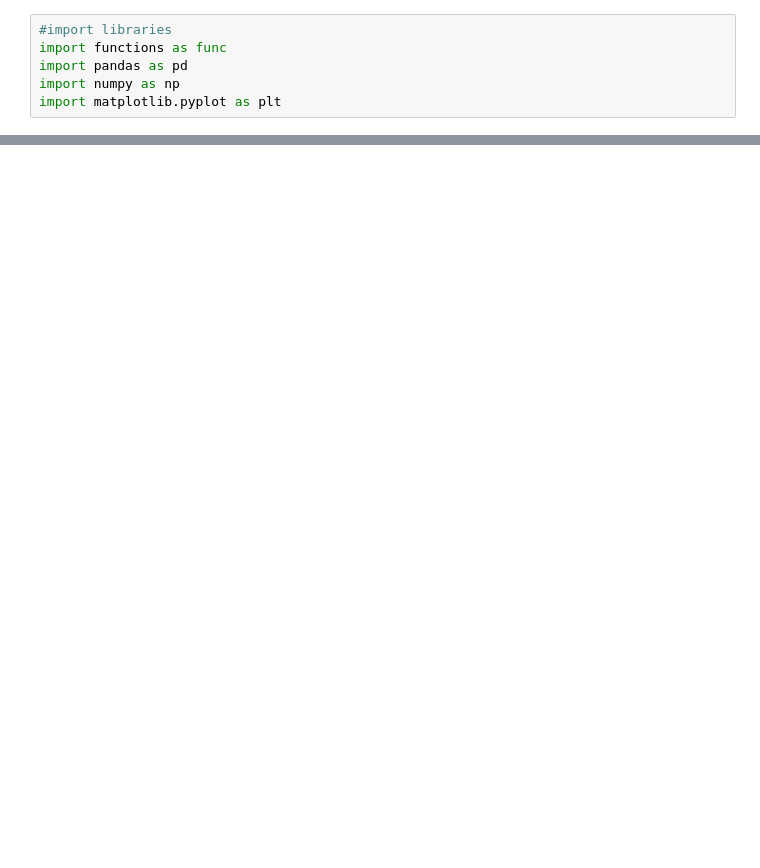
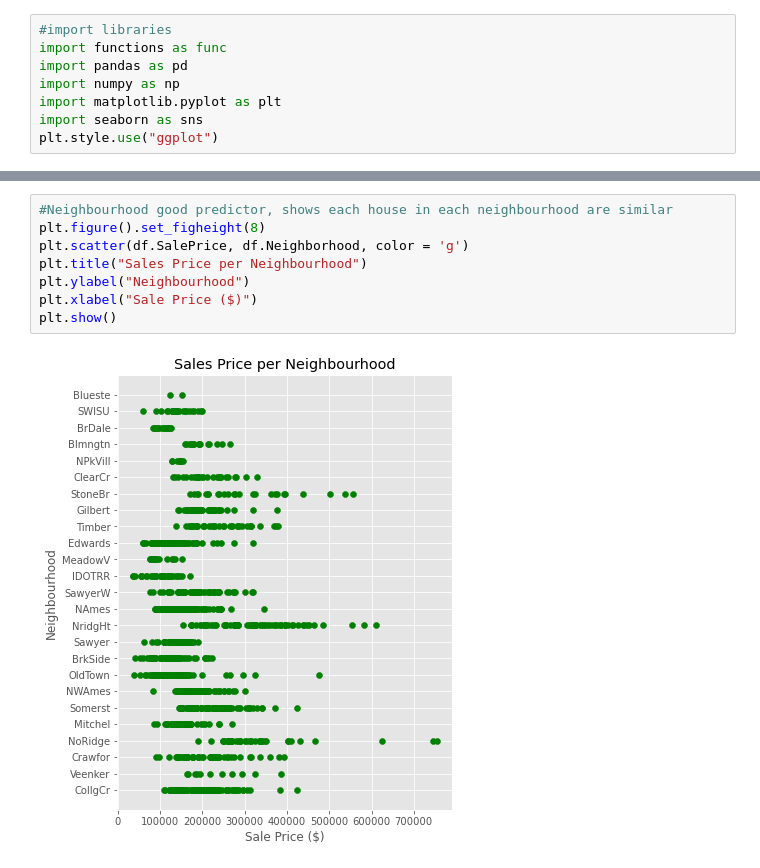
Before and after one commit to maxguy2001/StatsCaseStudiesSem2, a Jupyter notebook: Part1/tasks.ipynb, the cells around one changed output, grey strips where cells are left out. Cells and saved outputs as stored; diff of their text form; blank space fills up the shorter version.

```diff
--- a/Part1/tasks.ipynb
+++ b/Part1/tasks.ipynb
@@ -4,6 +9,8 @@ import functions as func
 import pandas as pd
 import numpy as np
 import matplotlib.pyplot as plt
+import seaborn as sns
+plt.style.use("ggplot")
 # %%
 #read data
 df = pd.read_csv("houseprices.csv")
@@ -20,0 +97,10 @@ df["LotArea"].mean()
+# %%
+#Neighbourhood good predictor, shows each house in each neighbourhood are similar
+plt.figure().set_figheight(8)
+plt.scatter(df.SalePrice, df.Neighborhood, color = 'g')
+plt.title("Sales Price per Neighbourhood")
+plt.ylabel("Neighbourhood")
+plt.xlabel("Sale Price ($)")
+plt.show()
+# %% [output]
+[figure, added]
```
Also changed, not shown: parts of 19 cells of this notebook, 1 other file.
